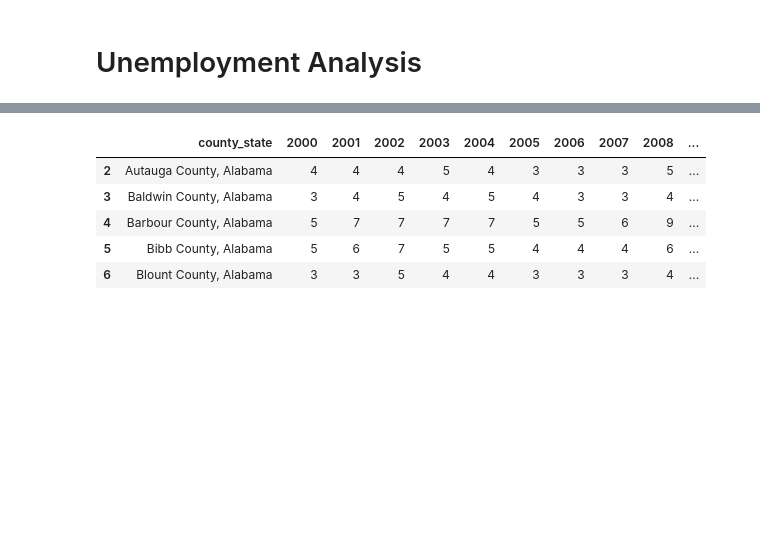
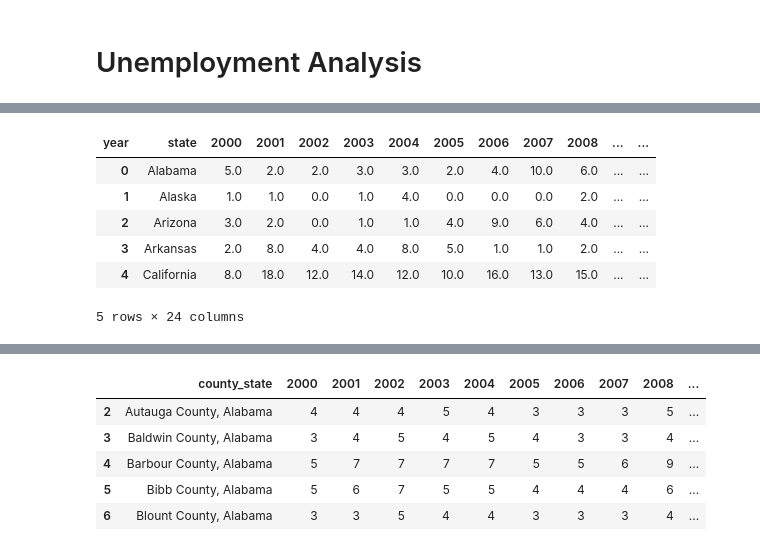
Before and after one commit to modestcharlie/2024Spr_projects, a Jupyter notebook: Final.ipynb, the cells around one changed output, grey strips where cells are left out. Saved outputs shown, nothing was run; the diff lists cells and outputs as text; code cells hidden in the pictures; blank space fills up the shorter version.

```diff
--- a/Final.ipynb
+++ b/Final.ipynb
@@ -584,0 +615,13 @@ df_unemployment
+# %%
+state_sightings_count = filter_df.groupby(['year', 'state']).size().reset_index(name='count')
+state_year_counts = state_sightings_count.pivot_table(index='state', columns='year', values='count', fill_value=0).reset_index()
+
+state_year_counts.head()
+# %% [output]
+| year | state | 2000 | 2001 | 2002 | 2003 | 2004 | 2005 | 2006 | 2007 | 2008 | ... | ... |
+| 0 | Alabama | 5.0 | 2.0 | 2.0 | 3.0 | 3.0 | 2.0 | 4.0 | 10.0 | 6.0 | ... | ... |
+| 1 | Alaska | 1.0 | 1.0 | 0.0 | 1.0 | 4.0 | 0.0 | 0.0 | 0.0 | 2.0 | ... | ... |
+| 2 | Arizona | 3.0 | 2.0 | 0.0 | 1.0 | 1.0 | 4.0 | 9.0 | 6.0 | 4.0 | ... | ... |
+| 3 | Arkansas | 2.0 | 8.0 | 4.0 | 4.0 | 8.0 | 5.0 | 1.0 | 1.0 | 2.0 | ... | ... |
+| 4 | California | 8.0 | 18.0 | 12.0 | 14.0 | 12.0 | 10.0 | 16.0 | 13.0 | 15.0 | ... | ... |
+5 rows × 24 columns
```
Also changed, not shown: parts of 13 cells of this notebook.
